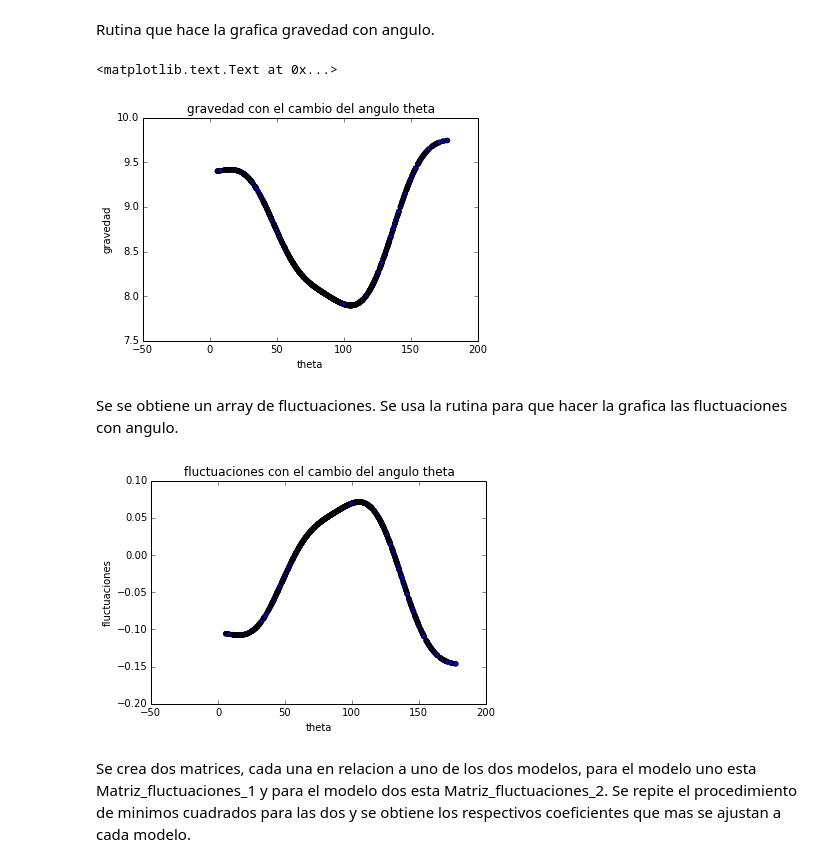
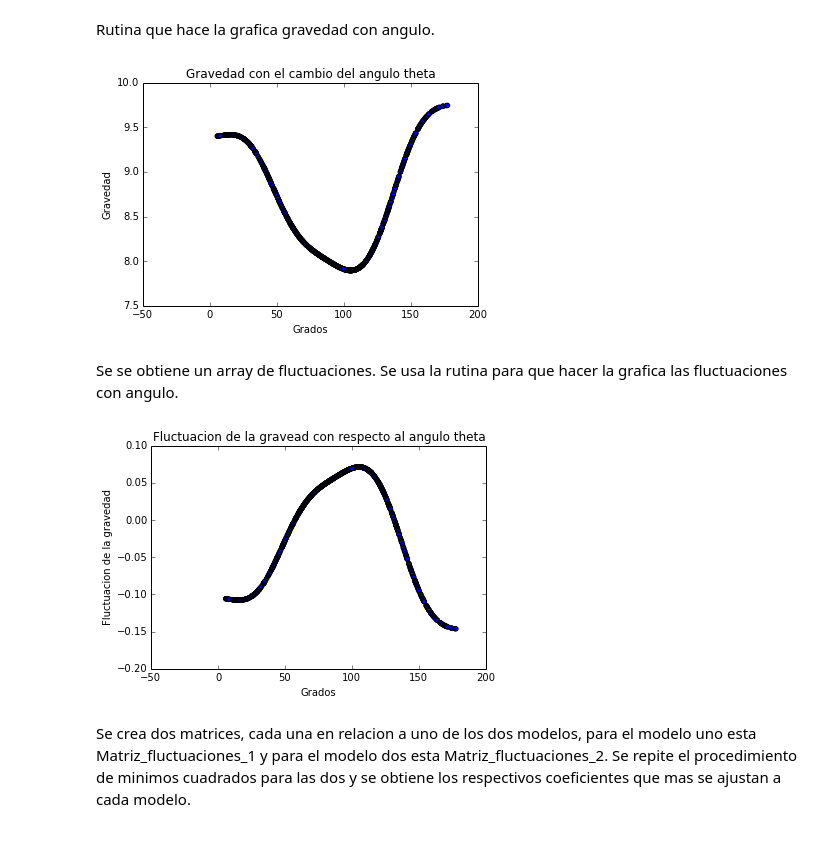
Before and after one commit to JuanDiegoArango/Tarea-4, a Jupyter notebook: Tarea Computacional.ipynb, the cells around one changed output. Drawn from its saved outputs; the diff is of its cells as text; code cells hidden in the pictures.

```diff
--- a/Tarea Computacional.ipynb
+++ b/Tarea Computacional.ipynb
@@ -74,6 +72,12 @@ def encontrar_ruido(a):
         else:
             respuesta=0
             break
+    for i in range (maximo+1,len(Posicion)-1):
+        if (a[i-1]>a[i])&(a[i]>a[i+1]):
+            respuesta=1
+        else:
+            respuesta=0
+            break
     return respuesta
 
 def descomposicion_cholesky_para_matriz2X2(a):
@@ -123,23 +126,23 @@ G.close()
 Rutina que hace la grafica gravedad con angulo.
 # %%
 scatter(theta,abs(gravedad))
-xlabel('theta')
-ylabel('gravedad')
-title('gravedad con el cambio del angulo theta')
+xlabel('Grados')
+ylabel('Gravedad')
+title('Gravedad con el cambio del angulo theta')
+show()
 # %% [output]
-<matplotlib.text.Text at 0x...>
-[figure, old version]
+[figure, new version]
 # %% [markdown]
 Se se obtiene un array de fluctuaciones. Se usa la rutina para que hacer la grafica las fluctuaciones con angulo.
 # %%
 fluctuaciones=1-(gravedad/gravedad.mean())
 scatter(theta,fluctuaciones)
-xlabel('theta')
-ylabel('fluctuaciones')
-title('fluctuaciones con el cambio del angulo theta')
+xlabel('Grados')
+ylabel('Fluctuacion de la gravedad')
+title('Fluctuacion de la gravead con respecto al angulo theta')
 show()
 # %% [output]
-[figure, old version]
+[figure, new version]
 # %% [markdown]
 Se crea dos matrices, cada una en relacion a uno de los dos modelos, para el modelo uno esta Matriz_fluctuaciones_1 y para el modelo dos esta  Matriz_fluctuaciones_2. Se repite el procedimiento de minimos cuadrados para las dos y se obtiene los respectivos coeficientes que mas se ajustan a cada modelo.
 # %% [markdown]
```
Also changed, not shown: parts of 8 cells of this notebook.
